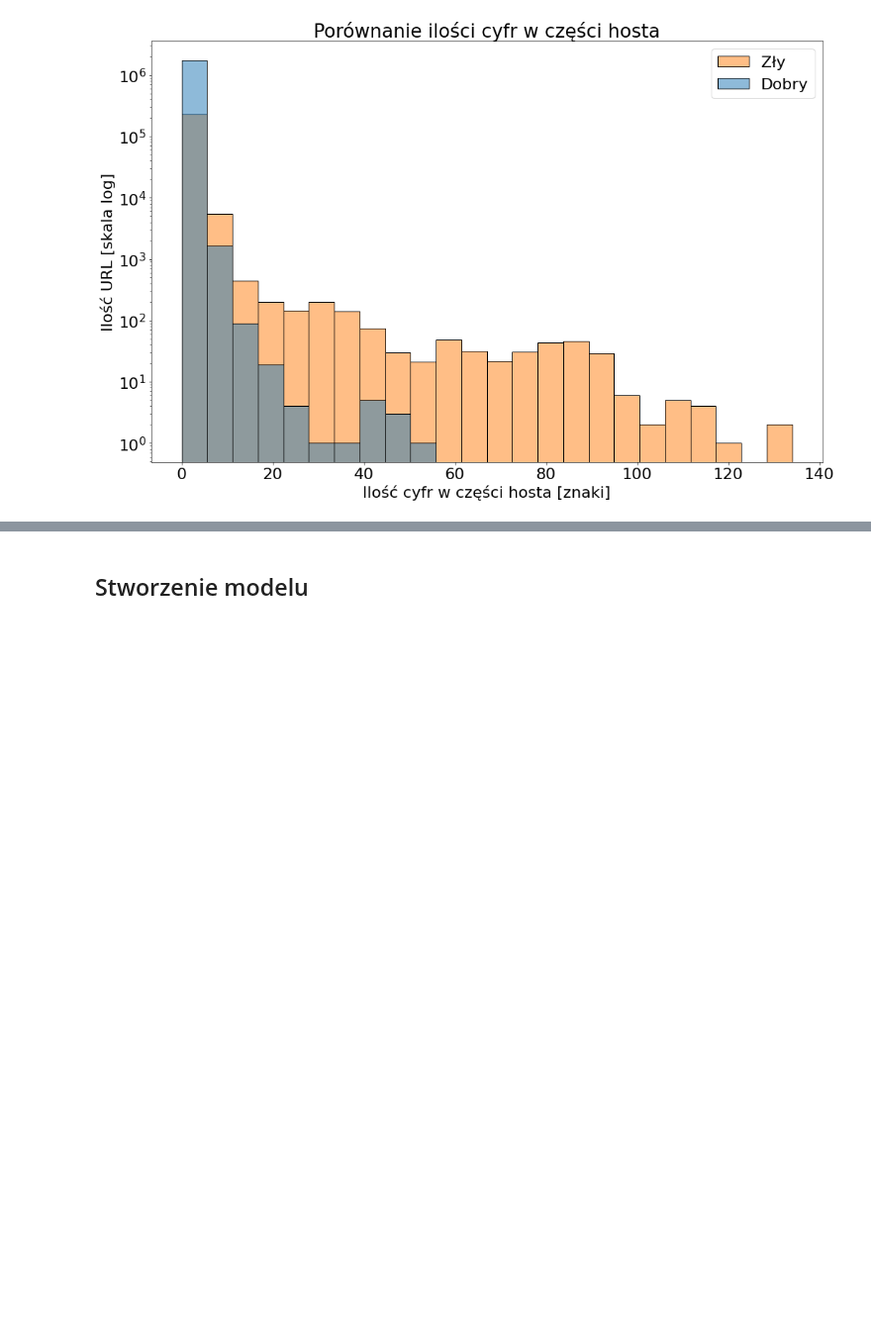
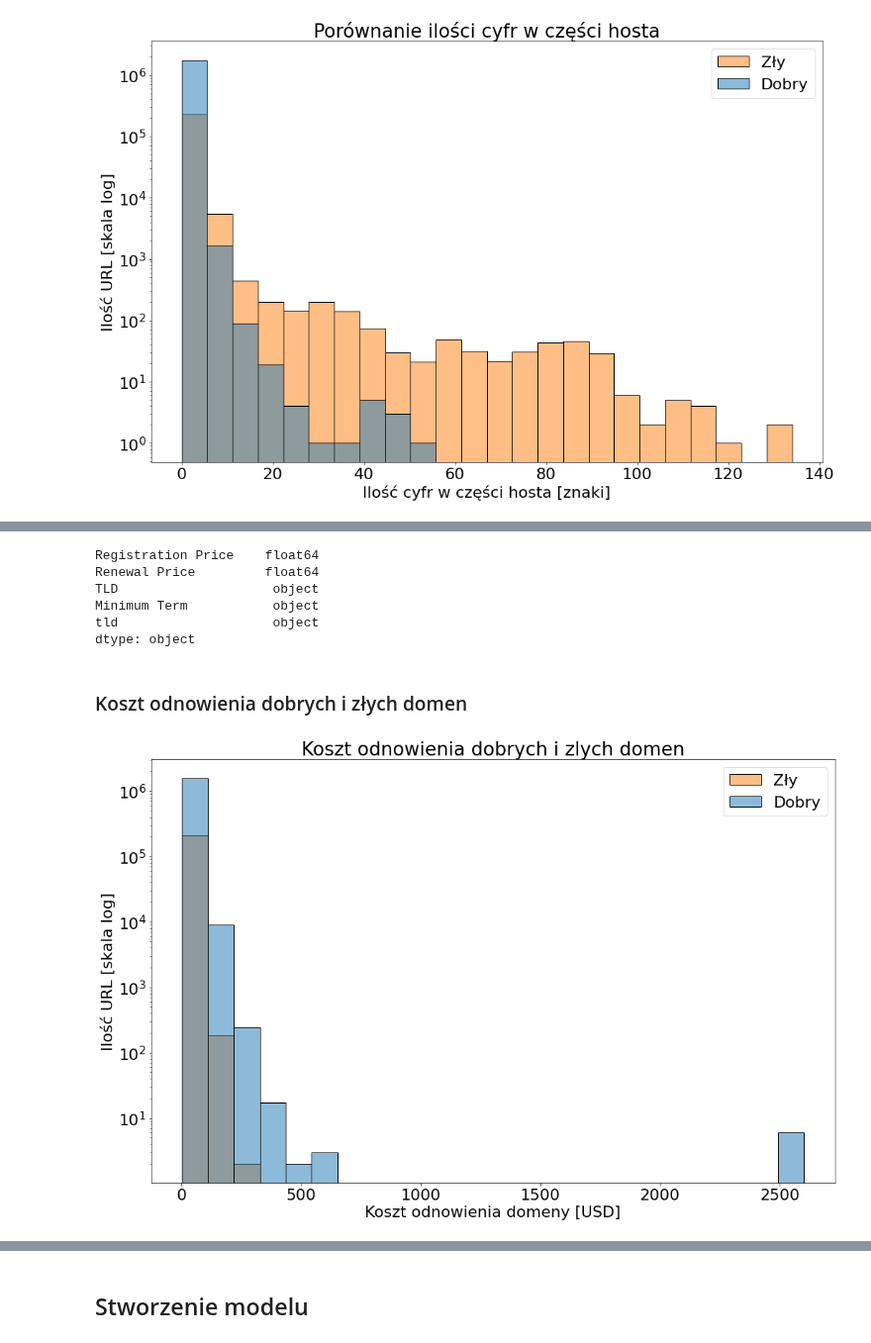
Before and after one commit to knmlprz/g2a-presentation-2021, a Jupyter notebook: Prezentacja.ipynb, the cells around one changed output, grey strips where cells are left out. Shown at 99% size. Cells and saved outputs as stored; diff of their text form; code cells hidden in the pictures; blank space fills up the shorter version.

Commit message:
add domain register and renewal prices plot

```diff
--- a/Prezentacja.ipynb
+++ b/Prezentacja.ipynb
@@ -101,0 +104,4 @@ plt.savefig("img/porownanie_cyfr.png")
+# %%
+prices = pd.read_csv("./domains-prices.csv")
+# %%
+prices["tld"] = prices["TLD"].apply(lambda x: x.split(".")[1])
@@ -101,0 +123,26 @@ plt.savefig("img/porownanie_cyfr.png")
+# %%
+prices.drop(inplace=True, columns=["Unnamed: 0"])
+# %%
+prices.dtypes
+# %% [output]
+Registration Price    float64
+Renewal Price         float64
+TLD                    object
+Minimum Term           object
+tld                    object
+dtype: object
+# %% [markdown]
+### Koszt odnowienia dobrych i złych domen
+# %%
+df2 = df.merge(prices, on=['tld'])
+# %%
+fig = plt.figure(figsize=(15,10))
+sns.histplot(data=df2, x="Renewal Price",hue='label', log_scale=(False, True), bins=24)
+plt.legend(["Zły", "Dobry"])
+plt.title("Koszt odnowienia dobrych i zlych domen")
+plt.ylabel("Ilość URL [skala log]")
+plt.xlabel("Koszt odnowienia domeny [USD]")
+plt.tight_layout()
+plt.savefig("img/koszt_odnowienia.png")
+# %% [output]
+[figure, added]
```
Also changed, not shown: parts of 4 cells of this notebook, 3 other files.
